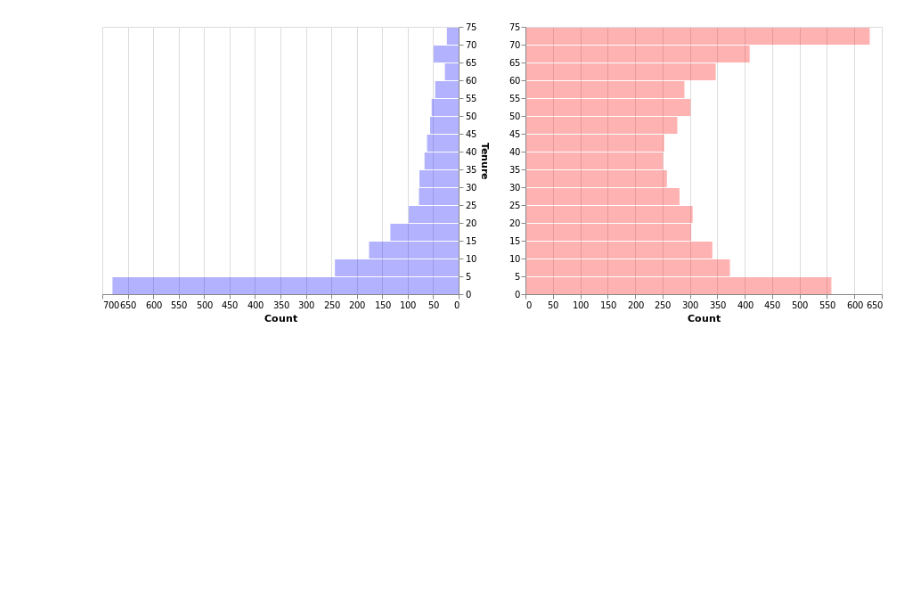
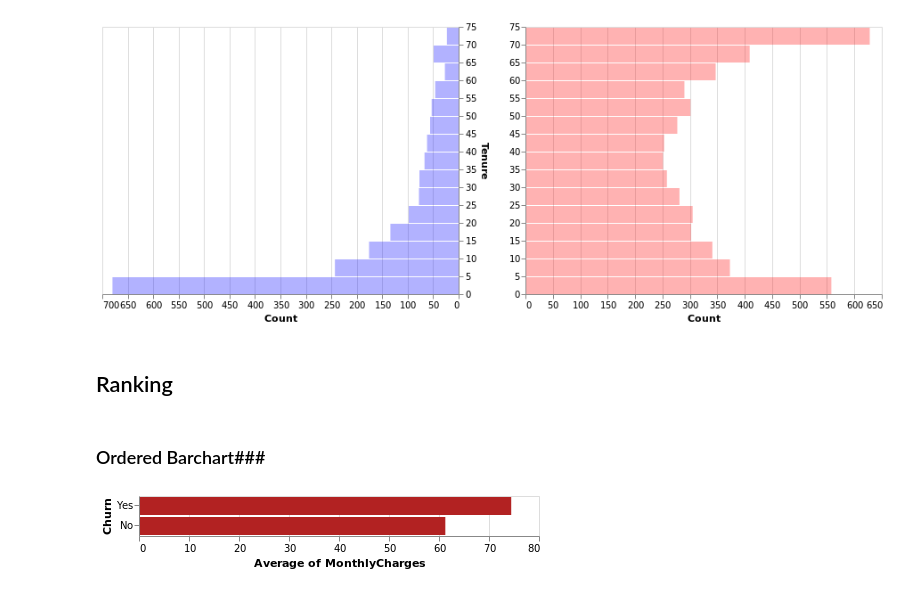
Before and after one commit to amitkaps/data-vis-python, a Jupyter notebook: 03-Purpose.ipynb, the cells around one changed output. Cells and saved outputs as stored; diff of their text form; code cells hidden in the pictures; blank space fills up the shorter version.

Commit message:
ranking and correlation

```diff
--- a/03-Purpose.ipynb
+++ b/03-Purpose.ipynb
@@ -139,3 +139,18 @@ right = alt.Chart(churn).mark_bar(color="red", opacity=0.3).encode(
 alt.concat(left, right)
 # %% [output]
 [figure]
+# %% [markdown]
+## Ranking ###
+# %% [markdown]
+### Ordered Barchart###
+# %%
+alt.Chart(churn).mark_bar(color="firebrick").encode(
+    alt.Y("Churn", sort=alt.EncodingSortField(
+            field="MonthlyCharges",  # The field to use for the sort
+            op="average",  # The operation to run on the field prior to sorting
+            order="descending"  # The order to sort in
+        )),
+    alt.X("average(MonthlyCharges)"),
+)
+# %% [output]
+[figure, added]
```
Also changed, not shown: parts of 8 cells of this notebook.
